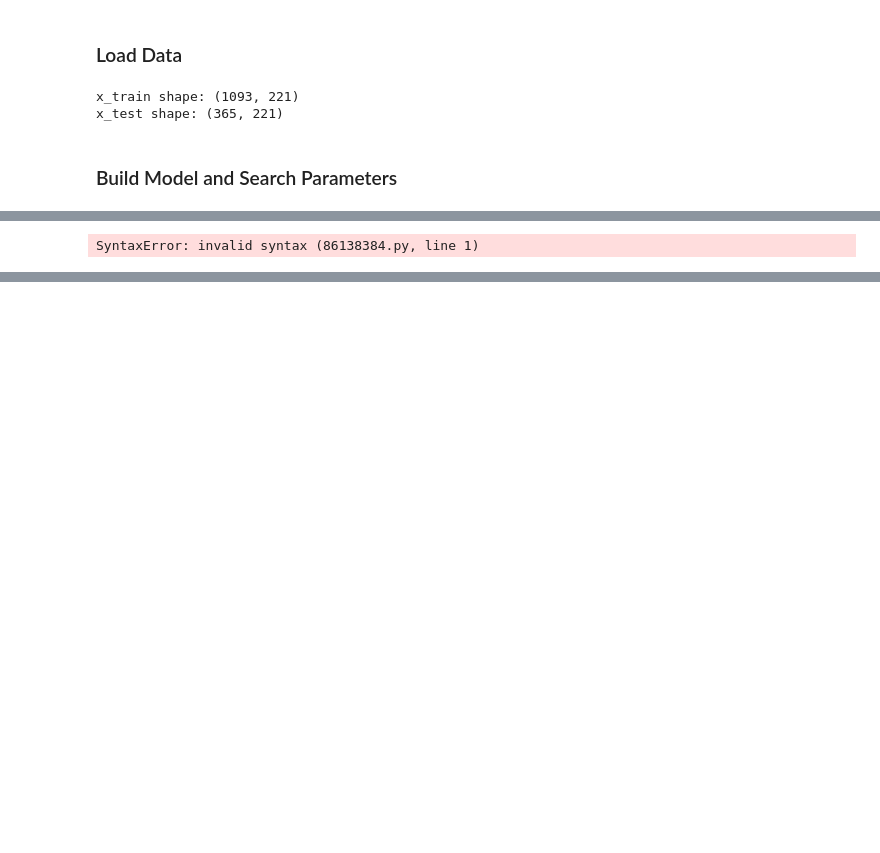
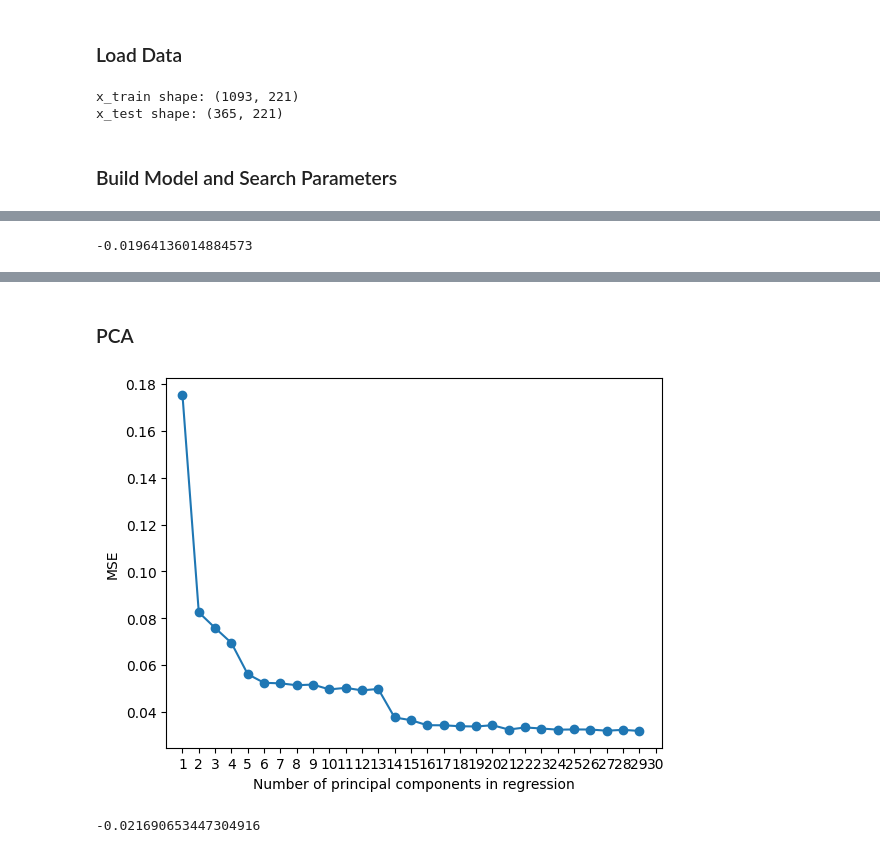
Before and after one commit to LYAccc/CS273_Final_Project, a Jupyter notebook: Untitled.ipynb, the cells around one changed output, grey strips where cells are left out. Cells and saved outputs as stored; diff of their text form; code cells hidden in the pictures; blank space fills up the shorter version.

```diff
--- a/Untitled.ipynb
+++ b/Untitled.ipynb
@@ -108,31 +113,26 @@ Best: {'min_samples_leaf': 5, 'random_state': 28}
 # %%
 gbm = GradientBoostingRegressor(
-        learning_rate = 0.1
-        n_estimators = 100
-        min_samples_split = 2
-        min_samples_leaf = 1
-        max_depth = 3
+        learning_rate = 0.1,
+        n_estimators = 300,
+        min_samples_split = 5,
+        min_samples_leaf = 2,
+        max_depth = 4
     )
 # %%
-from sklearn.inspection import permutation_importance
-import plotly.express as px
-import matplotlib.pyplot as plt
+gbm.fit(x_train,y_train)
+-mean_squared_error(gbm.predict(x_test),y_test)
+# %% [output]
+-0.01964136014884573
 # %%
 # in report need to explain how to calculate the feature importance
-feature_importance = clf.best_estimator_.feature_importances_
-sorted_idx = np.argsort(feature_importance)
-pos = np.arange(sorted_idx.shape[0])
-fig = plt.figure(figsize=(30, 30))
-plt.barh(pos, feature_importance[sorted_idx], align='center')
-plt.yticks(pos, np.array(x.columns)[sorted_idx])
-plt.title('Feature Importance (MDI)')
 # result = permutation_importance(clf.best_estimator_, x_test, y_test, n_repeats=10,
 #                                 random_state=42, n_jobs=2)
 # sorted_idx = result.importances_mean.argsort()
-fig.tight_layout()
-plt.show()
+feature_importance = clf.best_estimator_.feature_importances_
+sorted_idx = np.argsort(feature_importance)
+my_df = pd.DataFrame(np.array([np.array(df_x.columns)[sorted_idx],feature_importance[sorted_idx]]).T)
+my_df.rename(columns={0: "names",1:"values"},inplace = True)
+my_df = my_df[my_df['values'] >= 0.005]
-# %% [output]
-SyntaxError: invalid syntax (86138384.py, line 1)
 # %%
 fig = px.pie(my_df, values='values', names = 'names',title='Feature Importance')
 # %%
@@ -147,0 +142,2 @@ my_df = my_df[my_df['values'] >= 0.005]
+# %% [markdown]
+### PCA
@@ -147,0 +147,44 @@ my_df = my_df[my_df['values'] >= 0.005]
+# %%
+pca = PCA() # Default n_components = min(n_samples, n_features)
+x_train_pc = pca.fit_transform(scale(x_train))
+# %%
+gbm = GradientBoostingRegressor(
+        learning_rate = 0.1,
+        n_estimators = 300,
+        min_samples_split = 5,
+        min_samples_leaf = 2,
+        max_depth = 4
+    )
+mse_list = []
+for i in range(1, 30): # chose up to 30
+    mse_score = -1 * cross_val_score(gbm,
+                                      x_train_pc[:,:i], # Use first k principal components
+                                      y_train,
+                                      cv=5,
+                                      scoring='neg_mean_squared_error').mean()
+    mse_list.append(mse_score)
+
+# Visual analysis - plot RMSE vs count of principal components used
+# %%
+plt.plot(mse_list, '-o')
+plt.xlabel('Number of principal components in regression')
+plt.ylabel('MSE')
+plt.xlim(xmin=-1)
+plt.xticks(np.arange(30), np.arange(1, 31))
+plt.show()
+# plt.axhline(y=lr_score_train, color='g', linestyle='-')
+# %% [output]
+[figure, added]
+# %%
+gbm = GradientBoostingRegressor(
+        learning_rate = 0.1,
+        n_estimators = 300,
+        min_samples_split = 3,
+        min_samples_leaf = 5,
+        max_depth = 5
+    )
+gbm.fit(x_train_pc[:,:50],y_train)
+x_test_pc = pca.transform(scale(x_test))[:,:50]
+-mean_squared_error(gbm.predict(x_test_pc),y_test)
+# %% [output]
+-0.021690653447304916
```
Also changed, not shown: parts of 21 cells of this notebook.
